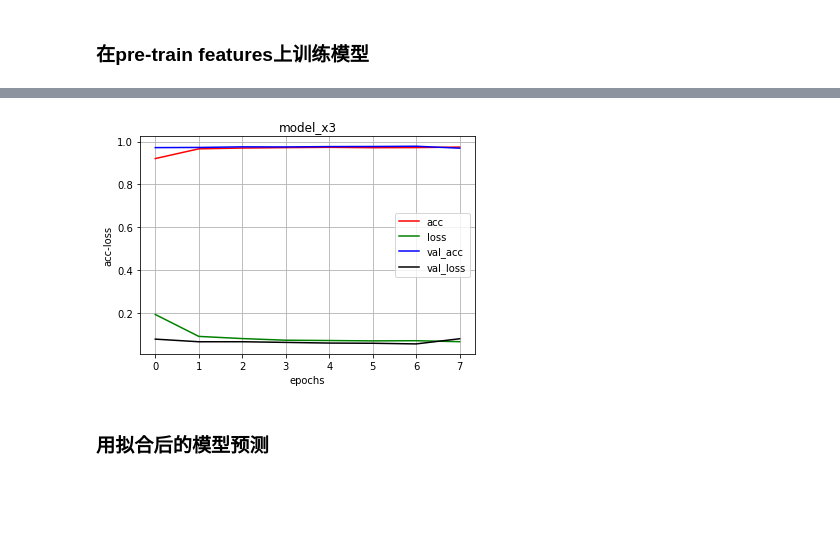
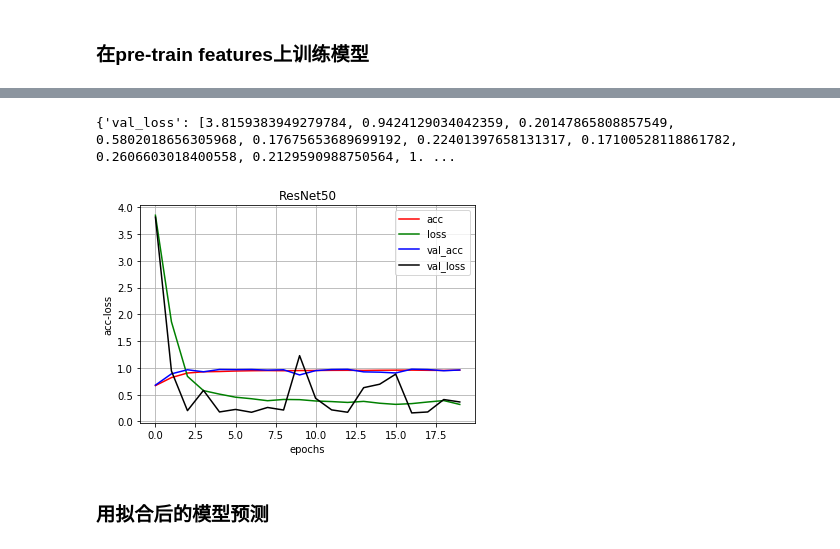
Before and after one commit to blackantchen/ml_final_project, a Jupyter notebook: train_model.ipynb, the cells around one changed output, grey strips where cells are left out. Saved outputs shown, nothing was run; the diff lists cells and outputs as text; code cells hidden in the pictures; blank space fills up the shorter version.

Commit message:
try more models

```diff
--- a/train_model.ipynb
+++ b/train_model.ipynb
@@ -11,18 +29,18 @@ np.random.seed(66)
 train_data = []
 test_data = []
 
-# #------- single pre-trained mode
-# with h5py.File('ResNet50_pre_out.h5', 'r') as h:
-#     train_data.append(np.array(h['train']))
-#     train_labels = np.array(h['label'])
-#     test_data.append(np.array(h['test']))
-
-#-------- composite mode
-for filename in ['ResNet50_pre_out.h5', 'Xception_pre_out.h5', 'InceptionV3_pre_out.h5']:
-    with h5py.File(filename) as h:
+# #------- single pre-trained model
+if not composite_model:
+    with h5py.File(pre_features_files[single_model] , 'r') as h:
         train_data.append(np.array(h['train']))
         train_labels = np.array(h['label'])
         test_data.append(np.array(h['test']))
+else:#-------- composite model
+    for model_name in pre_features_files:
+        with h5py.File(pre_features_files[model_name]) as h:
+            train_data.append(np.array(h['train']))
+            train_labels = np.array(h['label'])
+            test_data.append(np.array(h['test']))
 
 train_data = np.concatenate(train_data, axis=1)
 test_data = np.concatenate(test_data, axis=1)
@@ -83,13 +106,9 @@ model.compile(optimizer='adadelta',
 ### 在pre-train features上训练模型
 # %%
 model_hist = model.fit(train_data, train_labels,
-                       batch_size=128,epochs=8,
+                       batch_size=128,epochs=20,
                        validation_split = 0.2,
                        verbose=1
           )
-
-model.save('log/model_x3.h5')
-with open('log/model_x3_hist.txt','w') as f:
-    f.write(str(model_hist.history))
 # %% [output]
 Train on 20000 samples, validate on 5000 samples
@@ -112,3 +131,13 @@ Epoch 8/8
+# %%
+if composite_model:
+    logpath = 'log/composite_mode'
+
+else:
+    logpath = 'log/'+single_model
+
+model.save(logpath+'.h5')
+with open(logpath+'_hist.txt','w') as f:
+    f.write(str(model_hist.history))
 # %%
 ## 查看 history
 import matplotlib.pyplot as plt
@@ -118,37 +147,38 @@ def read_history_from_file(filename):
     rdbuf = f.read()
     hist = eval(rdbuf)
     f.close()
 
     return hist
 
 def show_history(hist, title_name):
     # epoch as x-axis
     epochs = range(len(hist['acc']))
 
     fig, ax = plt.subplots()
 
     # acc
     ax.plot(epochs, hist['acc'], 'r', label='acc')
     # loss
     ax.plot(epochs, hist['loss'], 'g', label='loss')
     # val_acc
     ax.plot(epochs, hist['val_acc'], 'b', label='val_acc')
     # val_loss
     ax.plot(epochs, hist['val_loss'], 'k', label='val_loss')
 
     ax.set(xlabel='epochs', ylabel='acc-loss',title=title_name)
 
     ax.legend(loc='best', fancybox=True, fontsize=10)
 
     ax.grid(True)
 
     fig.show()
 
-hist = read_history_from_file('log/model_hist.txt')
-# print(hist)
-show_history(hist, 'model_x3')
+hist = read_history_from_file(logpath+'_hist.txt')
+print(hist)
+show_history(hist, single_model)
 # %% [output]
+{'val_loss': [3.8159383949279784, 0.9424129034042359, 0.20147865808857549, 0.5802018656305968, 0.17675653689699192, 0.22401397658131317, 0.17100528118861782, 0.2606603018400558, 0.2129590988750564, 1. ...
-[figure, old version]
+[figure, new version]
 # %% [markdown]
 ### 用拟合后的模型预测
 # %%
```
Also changed, not shown: parts of 8 cells of this notebook, 6 other files.
